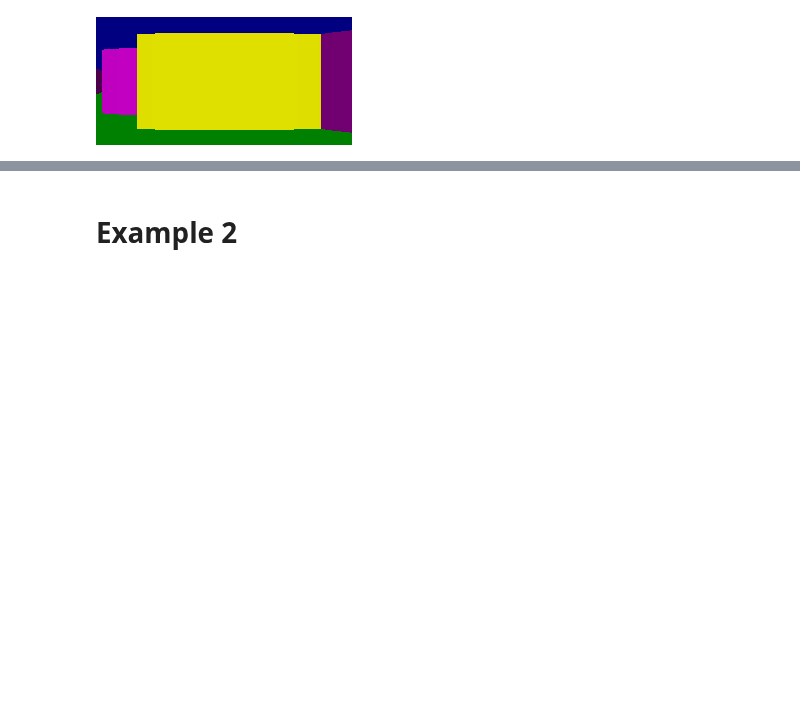
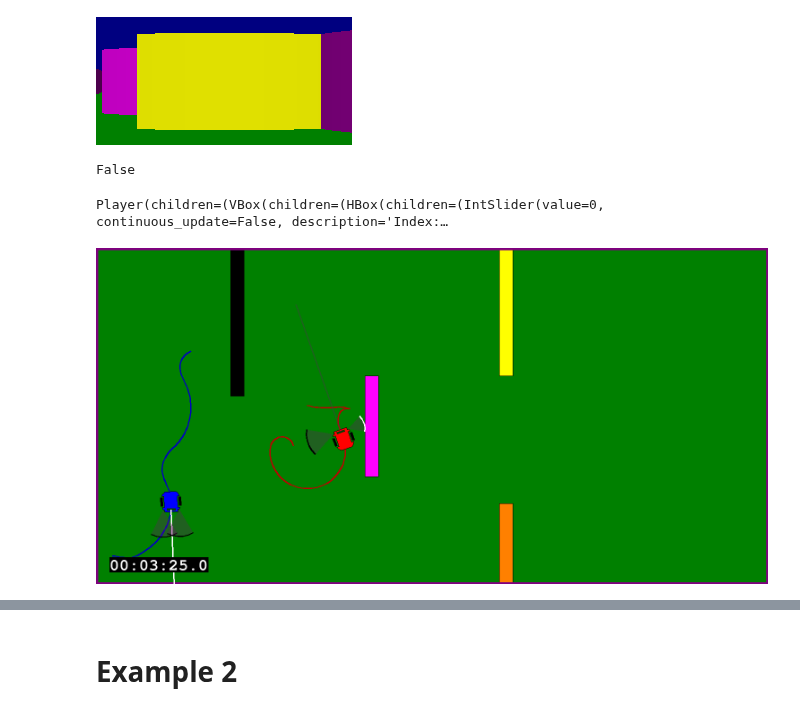
Before and after one commit to ArtificialIntelligenceToolkit/jyrobot, a Jupyter notebook: examples/JyrobotTest.ipynb, the cells around one changed output, grey strips where cells are left out. Drawn from its saved outputs; the diff is of its cells as text; code cells hidden in the pictures; blank space fills up the shorter version.

Commit message:
Great display refactor; WIP world.playback()

```diff
--- a/examples/JyrobotTest.ipynb
+++ b/examples/JyrobotTest.ipynb
@@ -4,7 +4,7 @@
 import jyrobot
 import random
 # %%
-jyrobot.load()
+jyrobot.load_world()
 # %% [output]
 Searching for jyrobot config files...
 Directory: ./
@@ -15,5 +15,5 @@ Directory: /home/dblank/jyrobot/jyrobot/worlds
     'two-scribblers-one-wall'
     'two-scribblers'
 # %%
-world = jyrobot.load("two-scribblers")
+world = jyrobot.load_world("two-scribblers")
 # %% [output]
@@ -69,6 +69,14 @@ def control(robot):
     #    world.display(world.take_picture())
     step += 1
 # %%
-world.seconds(5, [control, control])
+world[0].recording
+#world.seconds(5, [control, control])
+# %% [output]
+False
+# %%
+world.playback()
+# %% [output]
+Player(children=(VBox(children=(HBox(children=(IntSlider(value=0, continuous_update=False, description='Index:…
+[figure, added]
 # %%
 world.seconds(200, [control, control], show=True, real_time=False)
```
Also changed, not shown: parts of 16 cells of this notebook, 12 other files.
